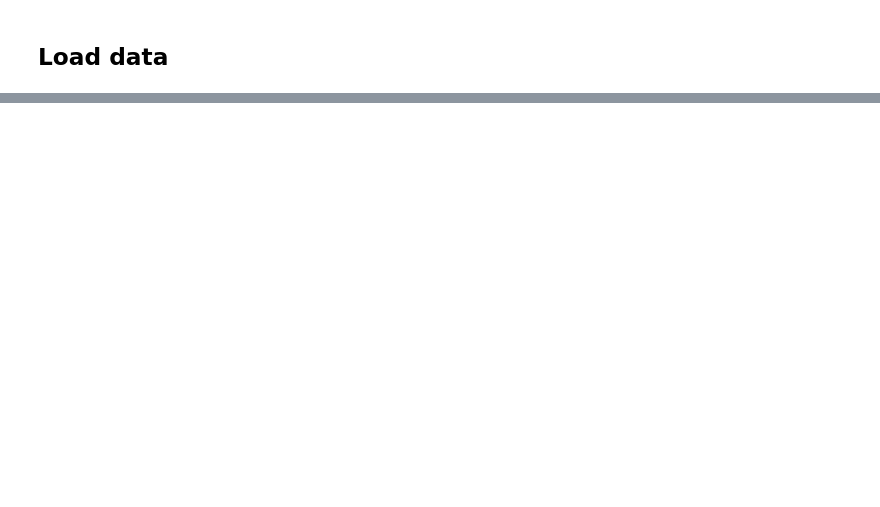
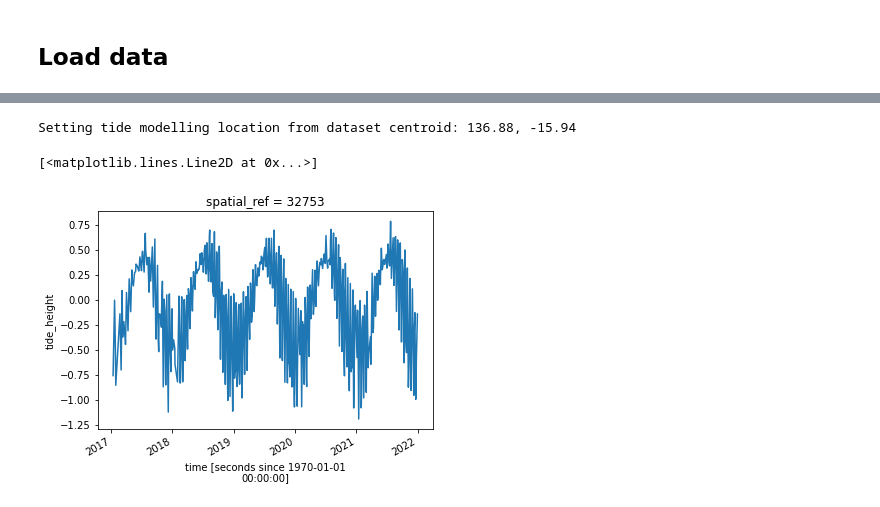
Before and after one commit to GeoscienceAustralia/dea-intertidal, a Jupyter notebook: notebooks/Intertidal_elevation.ipynb, the cells around one changed output, grey strips where cells are left out. Cells and saved outputs as stored; diff of their text form; code cells hidden in the pictures; blank space fills up the shorter version.

Commit message:
Add virtual product config, first version of dem code

```diff
--- a/notebooks/Intertidal_elevation.ipynb
+++ b/notebooks/Intertidal_elevation.ipynb
@@ -39,9 +52,9 @@ Hosting the HTTP server on port 37755 instead
 # %%
 dc = datacube.Datacube(app='Intertidal_elevation')
 # %%
-aoi = 'Wollogorang'
+# aoi = 'Wollogorang'
 # aoi = 'McCarthur River'
-# aoi = 'Greenbank'
+aoi = 'Greenbank'
 # aoi = 'Seven Emu'
 
 time_range = ('2017', '2021')
@@ -76,0 +93,15 @@ output_crs = mostcommon_crs(dc=dc, product='ga_s2am_ard_3',
+# %%
+# Load Sentinel-2 data
+s2_ds = dc.load(product=['ga_s2am_ard_3', 'ga_s2bm_ard_3'],
+                measurements=['nbart_green', 'nbart_nir_1', 's2cloudless_mask'],
+                output_crs=output_crs,
+                resolution=(-resolution, resolution),
+                **query_params,
+                **load_params).rename({'nbart_nir_1': 'nbart_nir'})
+
+# Apply cloud masking
+s2_ds = s2_ds.where(s2_ds.s2cloudless_mask == 1)
+
+# Apply nodata masking
+s2_ds = mask_invalid_data(s2_ds)
+s2_ds
@@ -76,0 +160,14 @@ output_crs = mostcommon_crs(dc=dc, product='ga_s2am_ard_3',
+# %%
+# Load Landsat-8 data
+ls_ds = dc.load(product=['ga_ls8c_ard_3'],
+                measurements=['nbart_green', 'nbart_nir', 'fmask'],
+                like=s2_ds.geobox,
+                **{a:b for a, b in query_params.items() if a not in 'geopolygon'},
+                **load_params)
+
+# Apply cloud masking
+ls_ds = ls_ds.where(ls_ds.fmask.isin([1, 4, 5]))
+
+# Apply nodata masking
+ls_ds = mask_invalid_data(ls_ds)
+ls_ds
@@ -76,0 +226,5 @@ output_crs = mostcommon_crs(dc=dc, product='ga_s2am_ard_3',
+# %%
+# Combine into a single ds
+ds = xr.concat([s2_ds.drop('s2cloudless_mask'),
+                ls_ds.drop('fmask')], dim='time').sortby('time')
+ds
@@ -76,0 +302,10 @@ output_crs = mostcommon_crs(dc=dc, product='ga_s2am_ard_3',
+# %%
+# Calculate tides for each timestep in the satellite dataset
+tidal_tag(ds=ds, tidepost_lat=None, tidepost_lon=None)
+
+# Plot the resulting tide heights for each Landsat image:
+ds.tide_height.plot()
+# %% [output]
+Setting tide modelling location from dataset centroid: 136.88, -15.94
+[<matplotlib.lines.Line2D at 0x...>]
+[figure, added]
```
Also changed, not shown: parts of 41 cells of this notebook, 2 other files.
